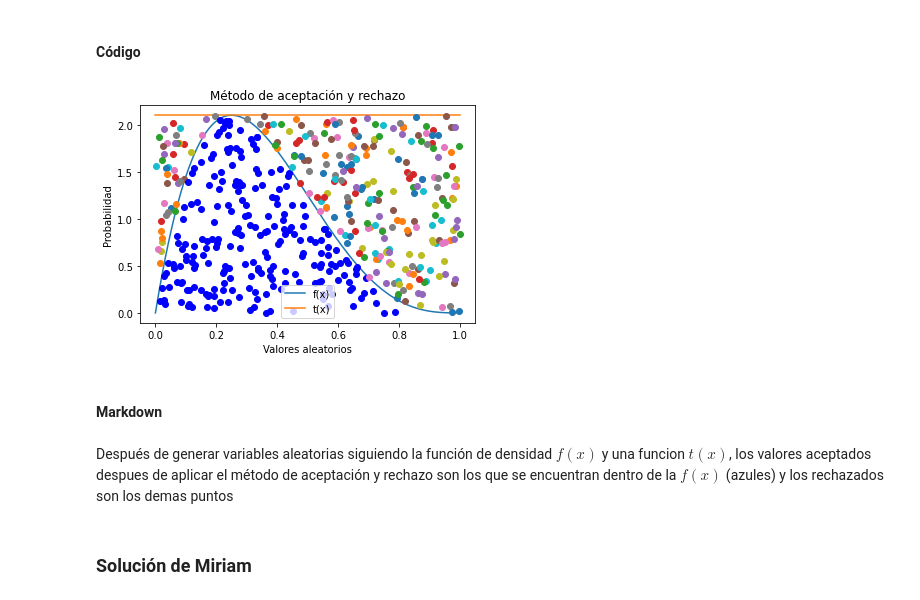
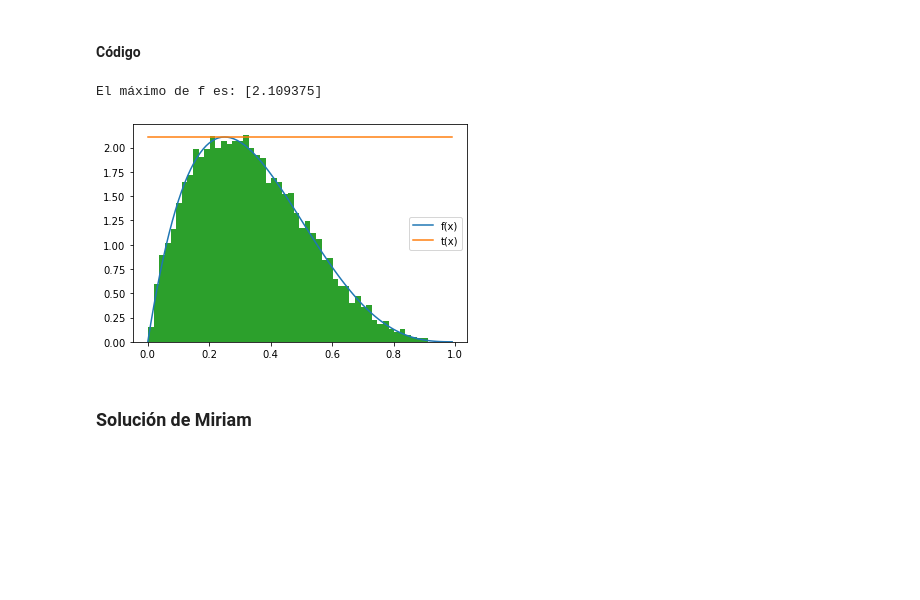
Before and after one commit to Miriam1999/Tarea6_LEspinosa_MERosas, a Jupyter notebook: Tarea6_LEspinosa_MERosas.ipynb, the cells around one changed output. Saved outputs shown, nothing was run; the diff lists cells and outputs as text; code cells hidden in the pictures; blank space fills up the shorter version.

```diff
--- a/Tarea6_LEspinosa_MERosas.ipynb
+++ b/Tarea6_LEspinosa_MERosas.ipynb
@@ -612,36 +612,54 @@ Mientras más cercano sea el rango de la función de validación $t(x)$ al de la
 ### Solución de Lyha
 # %% [markdown]
 #### Código
+# %%
+def Acep_rechazo_2(R2:'Variables distruidas U~U(0,1)',
+                 R1:'Variables distribuidas como g(x)',
+                 f:'función objetivo a generar',
+                 t:'función que mayora a f'):
+#     R1 = np.random.rand(N)
+    f_x = f(R1)
+    t_x = t(R1)
+    condition = R2*t_x <=f_x
+#     [plt.plot(R1[i],R2[i]*t_x[i],'ob') if condition[i] else plt.plot(R1[i],R2[i]*t_x[i],'o') \
+#          for i in range(len(R1))]
+#     plt.show()
+
+    x = [R1[i] for i in range(len(R1)) if condition[i]]
+
+    return x
 # %%
-N = 500 # número de puntos a simular
+N = 100 # número de puntos a simular
 # Función objetivo
 f = lambda x: 20*x * (1 - x)**3
 # Máximo de la función f
 max_f = f(optimize.fmin(lambda x:-f(x), 0, disp=False))
 # Función t -> Función constante
 t = lambda x: max_f * np.ones([len(x)])
 
 # Rango donde se graficará las funciones
 x = np.arange(0, 1, 1/N)
+print('El máximo de f es:',max_f)
 
 # Gráficas de las funciones
 plt.plot(x,f(x),label='f(x)')
 plt.plot(x,t(x),label='t(x)')
 plt.legend()
 
 
+# Validación del método
+N = 20000 # número de puntos a simular
 
 # Como estoy tomando t(x) constante solo es necesario generar valores aleatorios U~(0,1)
 R2 = np.random.rand(N)
 R1 = np.random.uniform(0, 1, size=N)
 
-x_r = Acep_rechazo(R1, R2, f, t) #Método de acetación y rechazo
+x_r = Acep_rechazo_2(R1, R2, f, t) #Método de acetación y rechazo
+
+y,x_n, _ = plt.hist(x_r, bins=50, density=True)
 # %% [output]
+El máximo de f es: [2.109375]
-[figure, old version]
+[figure, new version]
-# %% [markdown]
-#### Markdown
-# %% [markdown]
-Después de generar variables aleatorias siguiendo la función de densidad $f(x)$ y una funcion $t(x)$, los valores aceptados despues de aplicar el método de aceptación y rechazo son los que se encuentran dentro de la $f(x)$ (azules) y los rechazados son los demas puntos
 # %% [markdown]
 ### Solución de Miriam
 # %% [markdown]
```
